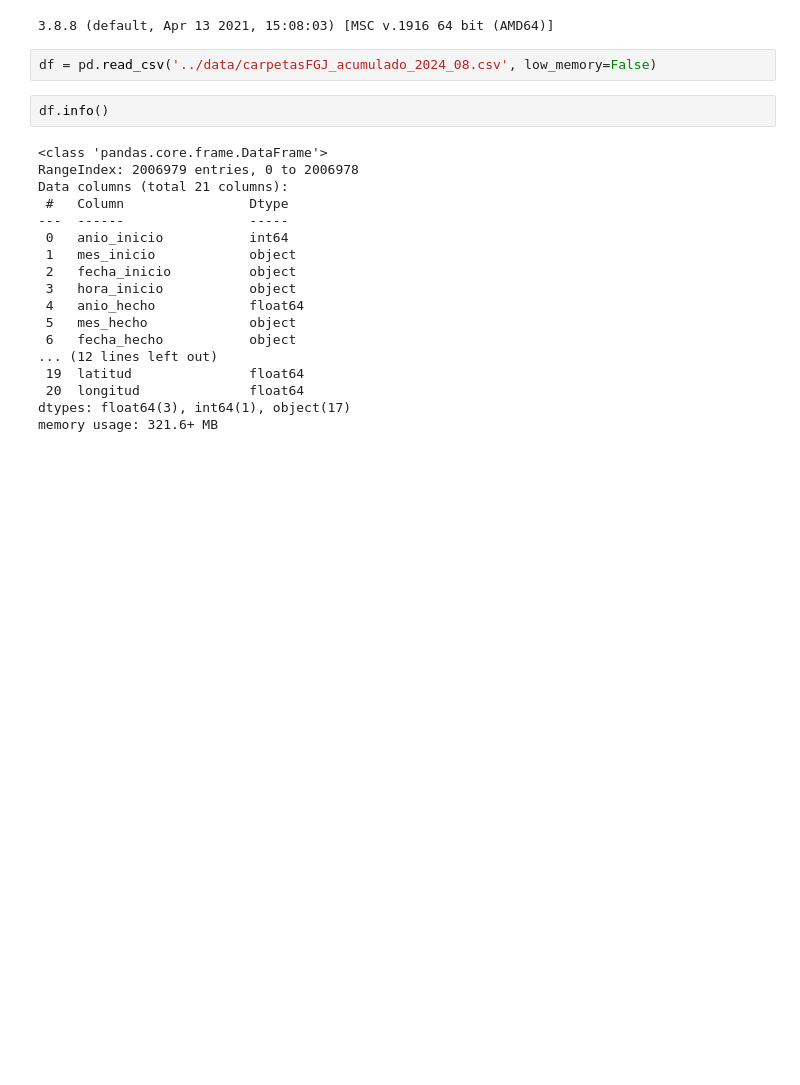
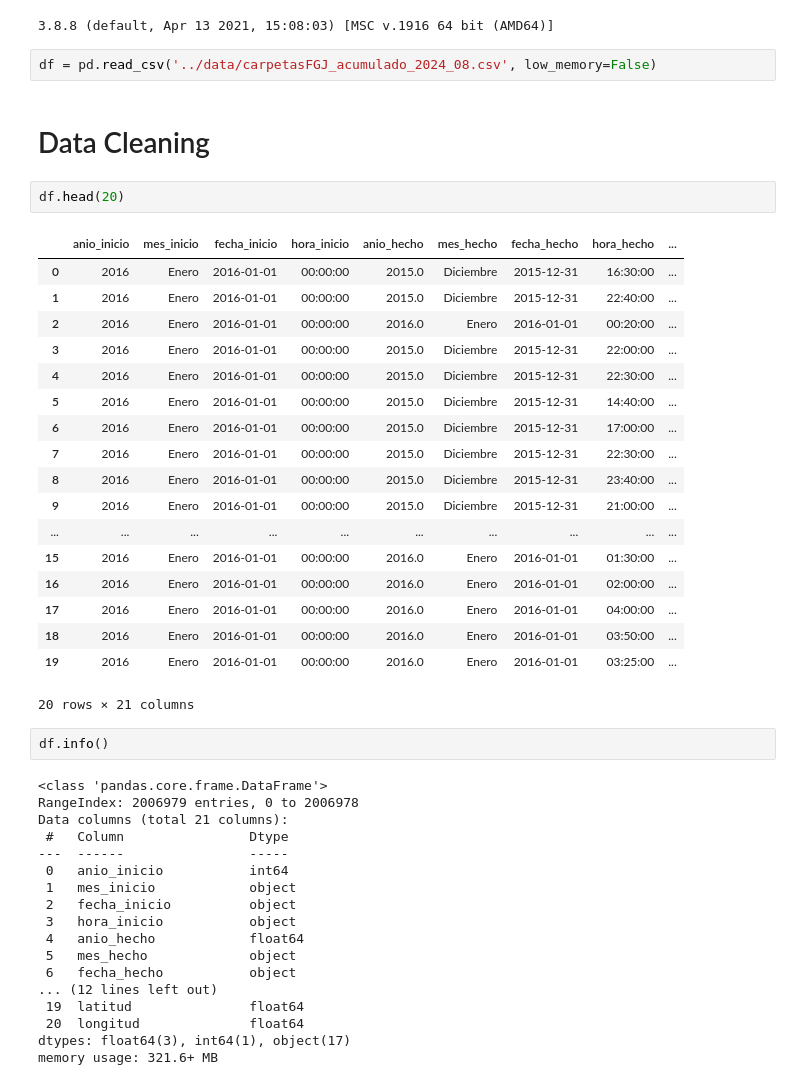
Before and after one commit to ImAleexDz/incidencia-delictiva, a Jupyter notebook: incidencia-delictiva.ipynb, the cells around one changed output. Drawn from its saved outputs; the diff is of its cells as text; blank space fills up the shorter version.

Commit message:
data cleaning pt 2

```diff
--- a/incidencia-delictiva.ipynb
+++ b/incidencia-delictiva.ipynb
@@ -8,6 +8,29 @@ print(sys.version)
 3.8.8 (default, Apr 13 2021, 15:08:03) [MSC v.1916 64 bit (AMD64)]
 # %%
 df = pd.read_csv('../data/carpetasFGJ_acumulado_2024_08.csv', low_memory=False)
+# %% [markdown]
+# Data Cleaning
+# %%
+df.head(20)
+# %% [output]
+|  | anio_inicio | mes_inicio | fecha_inicio | hora_inicio | anio_hecho | mes_hecho | fecha_hecho | hora_hecho | ... |
+| 0 | 2016 | Enero | 2016-01-01 | 00:00:00 | 2015.0 | Diciembre | 2015-12-31 | 16:30:00 | ... |
+| 1 | 2016 | Enero | 2016-01-01 | 00:00:00 | 2015.0 | Diciembre | 2015-12-31 | 22:40:00 | ... |
+| 2 | 2016 | Enero | 2016-01-01 | 00:00:00 | 2016.0 | Enero | 2016-01-01 | 00:20:00 | ... |
+| 3 | 2016 | Enero | 2016-01-01 | 00:00:00 | 2015.0 | Diciembre | 2015-12-31 | 22:00:00 | ... |
+| 4 | 2016 | Enero | 2016-01-01 | 00:00:00 | 2015.0 | Diciembre | 2015-12-31 | 22:30:00 | ... |
+| 5 | 2016 | Enero | 2016-01-01 | 00:00:00 | 2015.0 | Diciembre | 2015-12-31 | 14:40:00 | ... |
+| 6 | 2016 | Enero | 2016-01-01 | 00:00:00 | 2015.0 | Diciembre | 2015-12-31 | 17:00:00 | ... |
+| 7 | 2016 | Enero | 2016-01-01 | 00:00:00 | 2015.0 | Diciembre | 2015-12-31 | 22:30:00 | ... |
+| 8 | 2016 | Enero | 2016-01-01 | 00:00:00 | 2015.0 | Diciembre | 2015-12-31 | 23:40:00 | ... |
+| 9 | 2016 | Enero | 2016-01-01 | 00:00:00 | 2015.0 | Diciembre | 2015-12-31 | 21:00:00 | ... |
+| ... | ... | ... | ... | ... | ... | ... | ... | ... | ... |
+| 15 | 2016 | Enero | 2016-01-01 | 00:00:00 | 2016.0 | Enero | 2016-01-01 | 01:30:00 | ... |
+| 16 | 2016 | Enero | 2016-01-01 | 00:00:00 | 2016.0 | Enero | 2016-01-01 | 02:00:00 | ... |
+| 17 | 2016 | Enero | 2016-01-01 | 00:00:00 | 2016.0 | Enero | 2016-01-01 | 04:00:00 | ... |
+| 18 | 2016 | Enero | 2016-01-01 | 00:00:00 | 2016.0 | Enero | 2016-01-01 | 03:50:00 | ... |
+| 19 | 2016 | Enero | 2016-01-01 | 00:00:00 | 2016.0 | Enero | 2016-01-01 | 03:25:00 | ... |
+20 rows × 21 columns
 # %%
 df.info()
 # %% [output]
```
Also changed, not shown: parts of 11 cells of this notebook.
